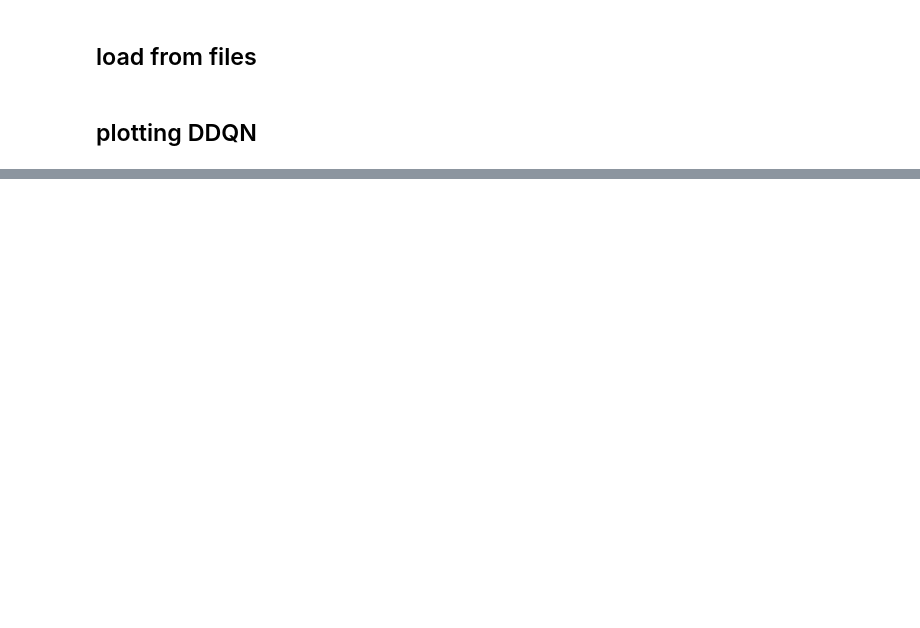
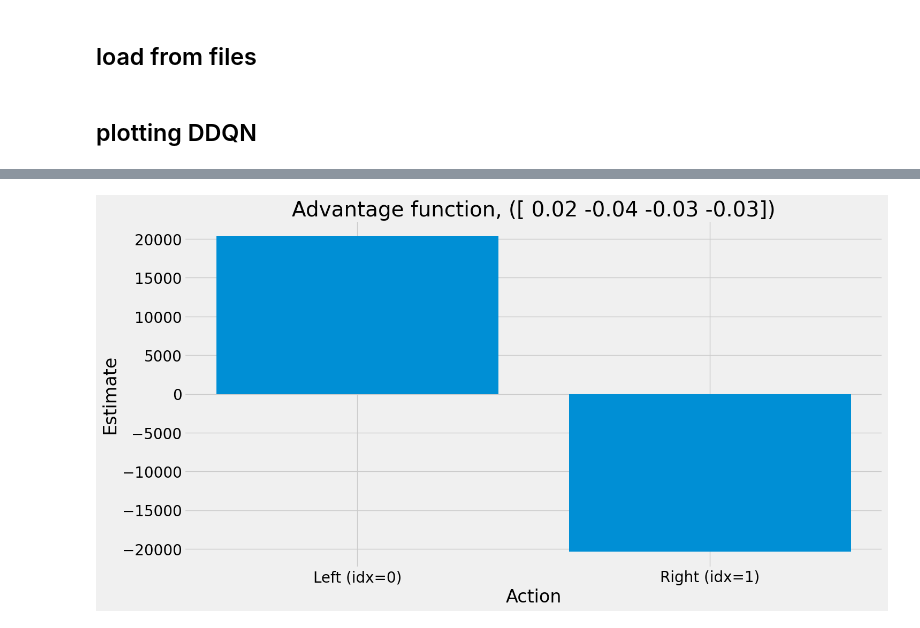
Before and after one commit to romenlaw/RL-playground, a Jupyter notebook: rl_playground4.ipynb, the cells around one changed output, grey strips where cells are left out. Saved outputs shown, nothing was run; the diff lists cells and outputs as text; code cells hidden in the pictures; blank space fills up the shorter version.

```diff
--- a/rl_playground4.ipynb
+++ b/rl_playground4.ipynb
@@ -2222,0 +2292,8 @@ plt.show()
+# %%
+plt.bar(('Left (idx=0)','Right (idx=1)'), a_s)
+plt.xlabel('Action')
+plt.ylabel('Estimate')
+plt.title("Advantage function, (" + str(np.round(state,2)) + ")")
+plt.show()
+# %% [output]
+[figure, added]
```
Also changed, not shown: parts of 13 cells of this notebook.
